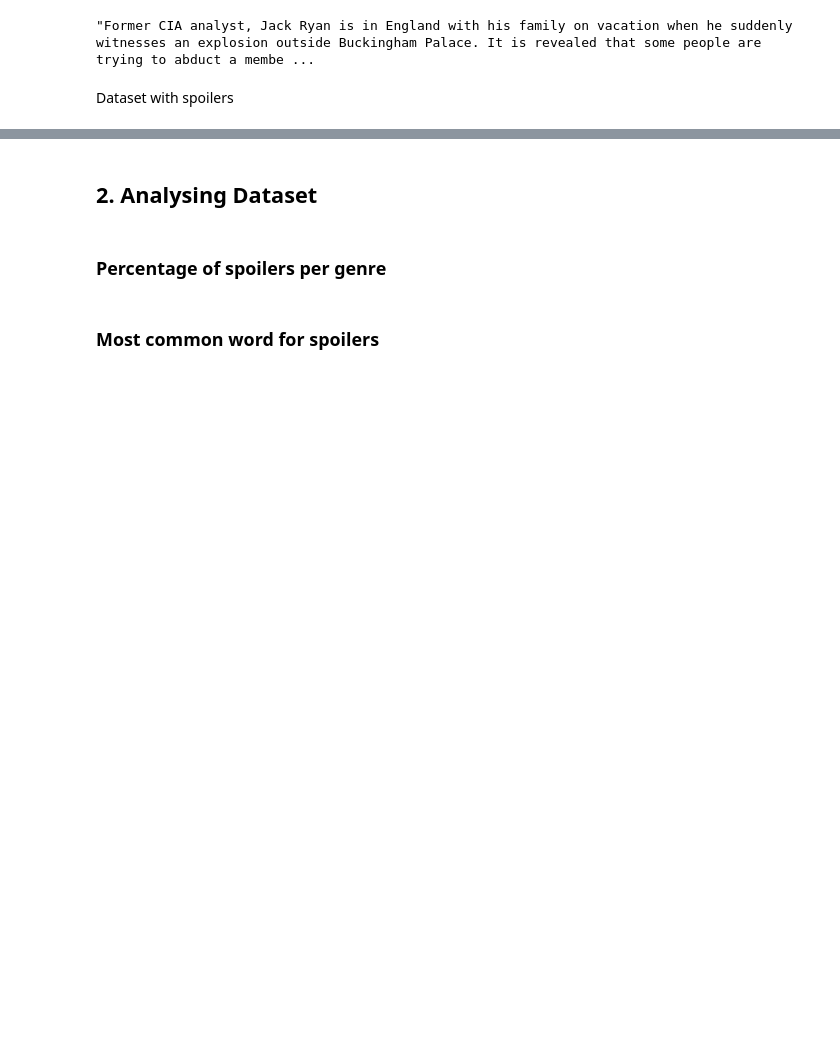
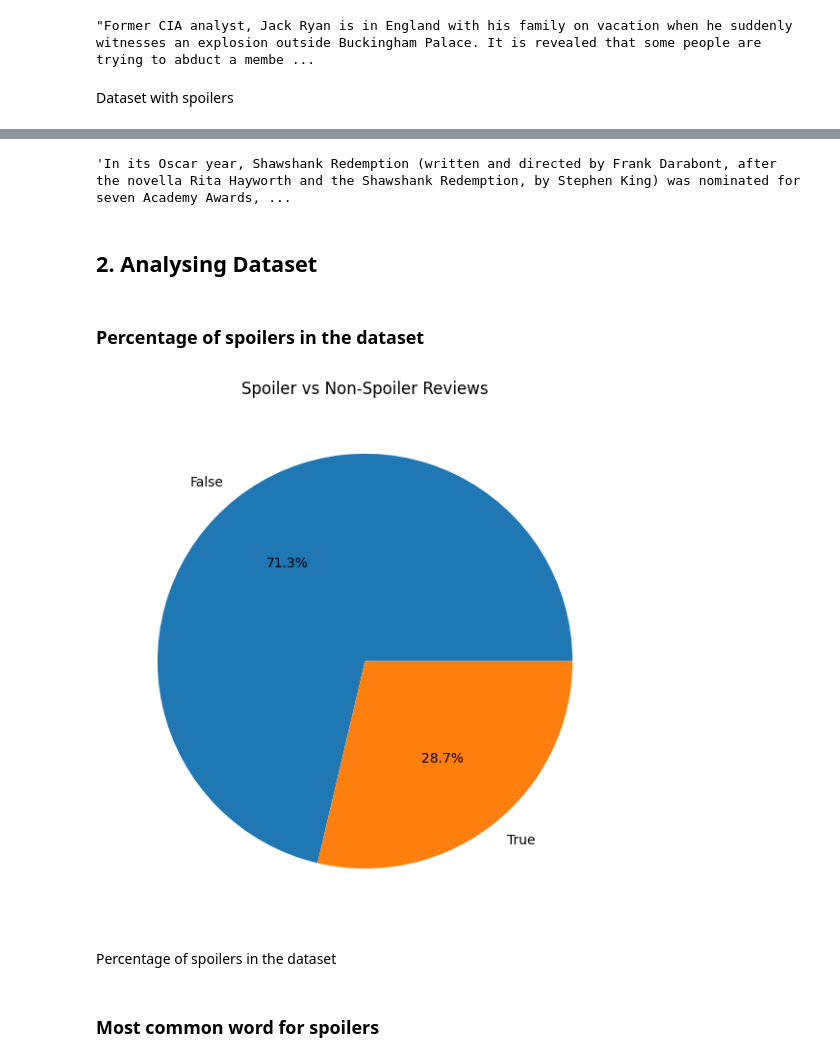
Before and after one commit to Saputoa21/Applied_ML_Spoiler_Detection_Group_Project_2025, a Jupyter notebook: Applied_ML_Movie_Spoiler_Detection_Group_5.ipynb, the cells around one changed output, grey strips where cells are left out. Cells and saved outputs as stored; diff of their text form; code cells hidden in the pictures; blank space fills up the shorter version.

```diff
--- a/Applied_ML_Movie_Spoiler_Detection_Group_5.ipynb
+++ b/Applied_ML_Movie_Spoiler_Detection_Group_5.ipynb
@@ -46,7 +40,9 @@ json_files = [f for f in os.listdir(json_folder) if f.endswith('.json')]
 # %%
-file_path = '/content/json_data/IMDB_movie_details.json'
-with open(file_path, 'r', encoding='utf-8') as f:
-    for i in range(5):  # Print first 5 lines
+import json
+
+file_path1 = '/content/IMDB_movie_details.json'
+with open(file_path1, 'r', encoding='utf-8') as f:
+    for i in range(5):
         print(f.readline())
 # %% [output]
 {"movie_id": "tt0105112", "plot_summary": "Former CIA analyst, Jack Ryan is in England with his family on vacation when he suddenly witnesses an explosion outside Buckingham Palace. It is revealed tha ...
@@ -82,0 +74,4 @@ KeyboardInterrupt:
+# %%
+with open(file_path2, "r", encoding="utf-8") as f:
+    for i in range(5):  # Print the first 5 lines
+        print(f.readline().strip())
@@ -82,0 +86,10 @@ KeyboardInterrupt:
+# %%
+import json
+
+fixed_lines = []
+with open(file_path2, "r", encoding="utf-8") as f:
+    for line in f:
+        try:
+            fixed_lines.append(json.loads(line.strip()))  # Parse each line safely
+        except json.JSONDecodeError:
+            print("Skipping bad line:", line)
@@ -82,0 +98,2 @@ KeyboardInterrupt:
+# %%
+df_spoilers = pd.DataFrame(fixed_lines)
@@ -83,4 +109,8 @@ KeyboardInterrupt:
+# %%
+df_spoilers['review_text'][0]
+# %% [output]
+'In its Oscar year, Shawshank Redemption (written and directed by Frank Darabont, after the novella Rita Hayworth and the Shawshank Redemption, by Stephen King) was nominated for seven Academy Awards, ...
 # %% [markdown]
 ## **2. Analysing Dataset**
 # %% [markdown]
-### Percentage of spoilers per genre
+### Percentage of spoilers in the dataset
@@ -87,3 +119,13 @@ KeyboardInterrupt:
+# %%
+df = df_spoilers.groupby("is_spoiler").size()  # Count occurrences of True/False
+df.plot.pie(y=df.values, labels=df.index, autopct='%1.1f%%', figsize=(7,7))
+plt.title("Spoiler vs Non-Spoiler Reviews")
+plt.ylabel("")  # Hide the default ylabel
+plt.show()
+# %% [output]
+[figure, added]
+# %% [markdown]
+Percentage of spoilers in the dataset
 # %% [markdown]
 ### Most common word for spoilers
 # %% [markdown]
```
Also changed, not shown: parts of 14 cells of this notebook.
